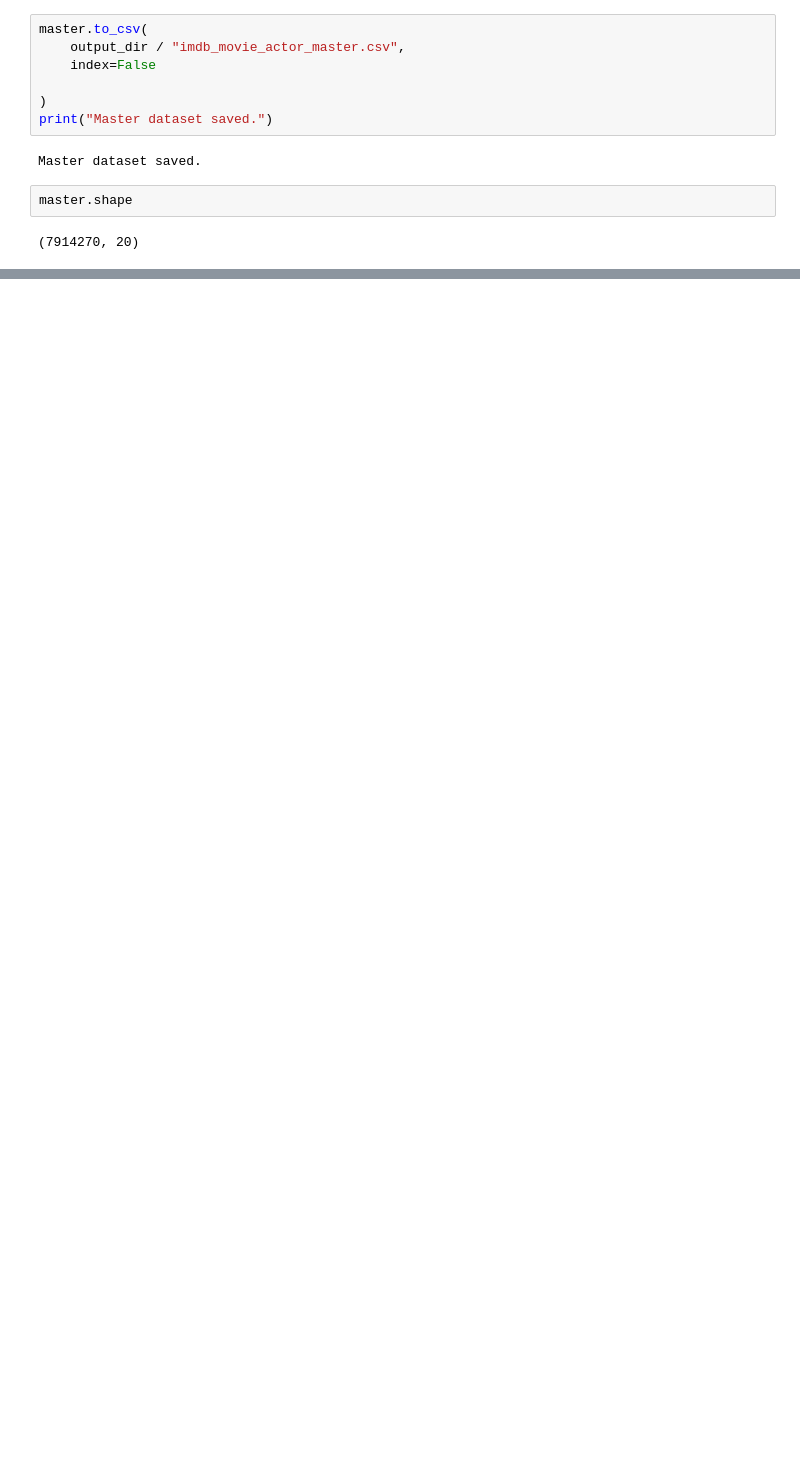
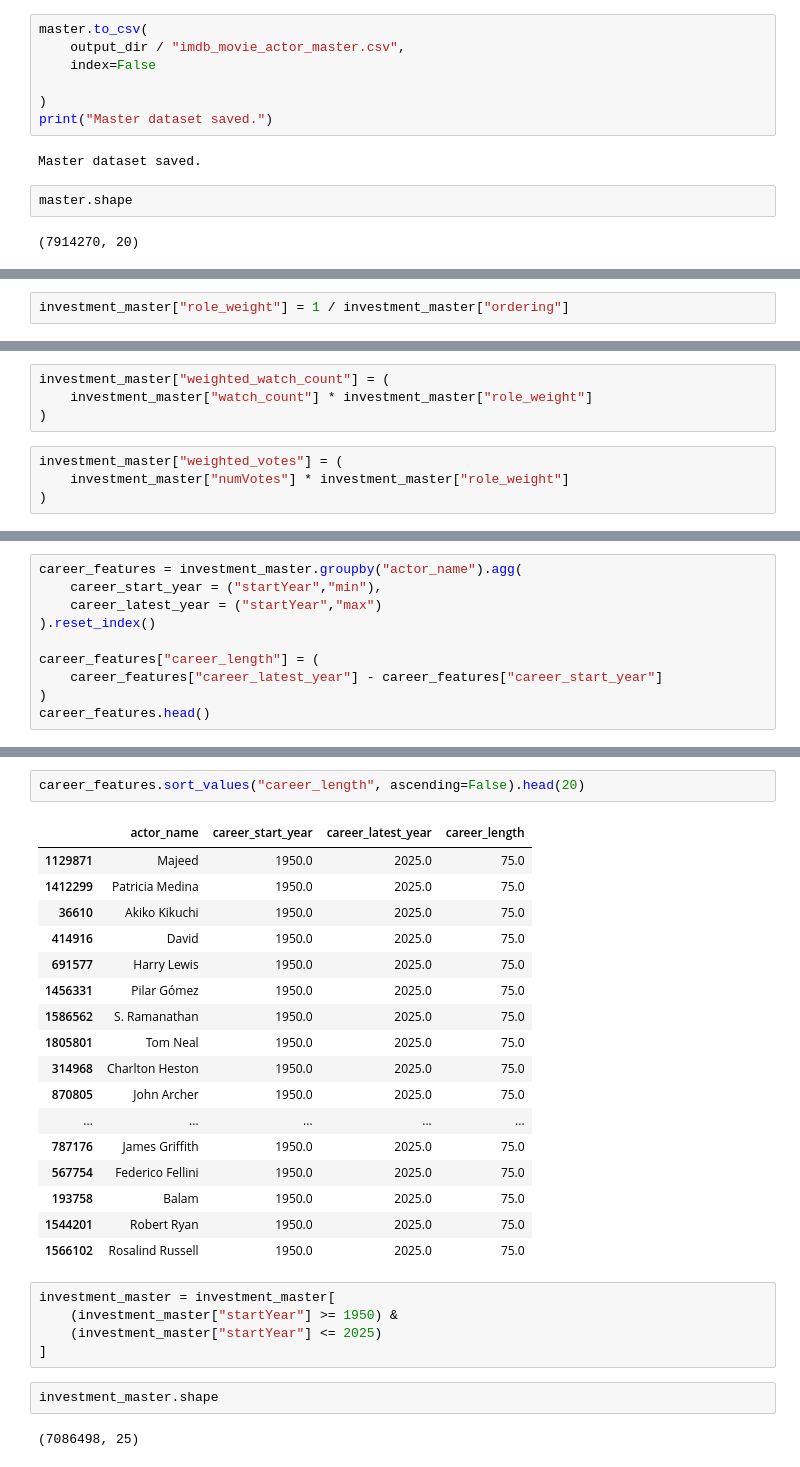
Before and after one commit to tejfaster/My-Movies, a Jupyter notebook: notebooks/imdb_master_dataset.ipynb, the cells around one changed output, grey strips where cells are left out. Drawn from its saved outputs; the diff is of its cells as text; blank space fills up the shorter version.

```diff
--- a/notebooks/imdb_master_dataset.ipynb
+++ b/notebooks/imdb_master_dataset.ipynb
@@ -303,0 +402,2 @@ master.shape
+# %%
+investment_master["role_weight"] = 1 / investment_master["ordering"]
@@ -303,0 +413,8 @@ master.shape
+# %%
+investment_master["weighted_watch_count"] = (
+    investment_master["watch_count"] * investment_master["role_weight"]
+)
+# %%
+investment_master["weighted_votes"] = (
+    investment_master["numVotes"] * investment_master["role_weight"]
+)
@@ -303,0 +496,10 @@ master.shape
+# %%
+career_features = investment_master.groupby("actor_name").agg(
+    career_start_year = ("startYear","min"),
+    career_latest_year = ("startYear","max")
+).reset_index()
+
+career_features["career_length"] = (
+    career_features["career_latest_year"] - career_features["career_start_year"]
+)
+career_features.head()
@@ -303,0 +528,29 @@ master.shape
+# %%
+career_features.sort_values("career_length", ascending=False).head(20)
+# %% [output]
+|  | actor_name | career_start_year | career_latest_year | career_length |
+| 1129871 | Majeed | 1950.0 | 2025.0 | 75.0 |
+| 1412299 | Patricia Medina | 1950.0 | 2025.0 | 75.0 |
+| 36610 | Akiko Kikuchi | 1950.0 | 2025.0 | 75.0 |
+| 414916 | David | 1950.0 | 2025.0 | 75.0 |
+| 691577 | Harry Lewis | 1950.0 | 2025.0 | 75.0 |
+| 1456331 | Pilar Gómez | 1950.0 | 2025.0 | 75.0 |
+| 1586562 | S. Ramanathan | 1950.0 | 2025.0 | 75.0 |
+| 1805801 | Tom Neal | 1950.0 | 2025.0 | 75.0 |
+| 314968 | Charlton Heston | 1950.0 | 2025.0 | 75.0 |
+| 870805 | John Archer | 1950.0 | 2025.0 | 75.0 |
+| ... | ... | ... | ... | ... |
+| 787176 | James Griffith | 1950.0 | 2025.0 | 75.0 |
+| 567754 | Federico Fellini | 1950.0 | 2025.0 | 75.0 |
+| 193758 | Balam | 1950.0 | 2025.0 | 75.0 |
+| 1544201 | Robert Ryan | 1950.0 | 2025.0 | 75.0 |
+| 1566102 | Rosalind Russell | 1950.0 | 2025.0 | 75.0 |
+# %%
+investment_master = investment_master[
+    (investment_master["startYear"] >= 1950) &
+    (investment_master["startYear"] <= 2025)
+]
+# %%
+investment_master.shape
+# %% [output]
+(7086498, 25)
```
Also changed, not shown: parts of 61 cells of this notebook.
